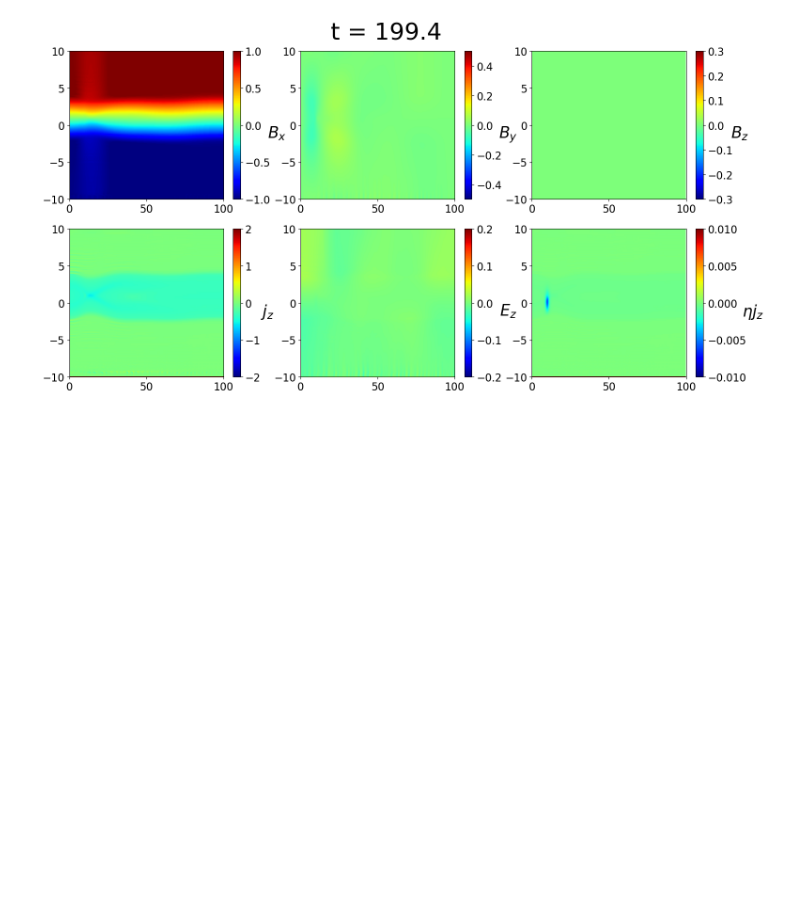
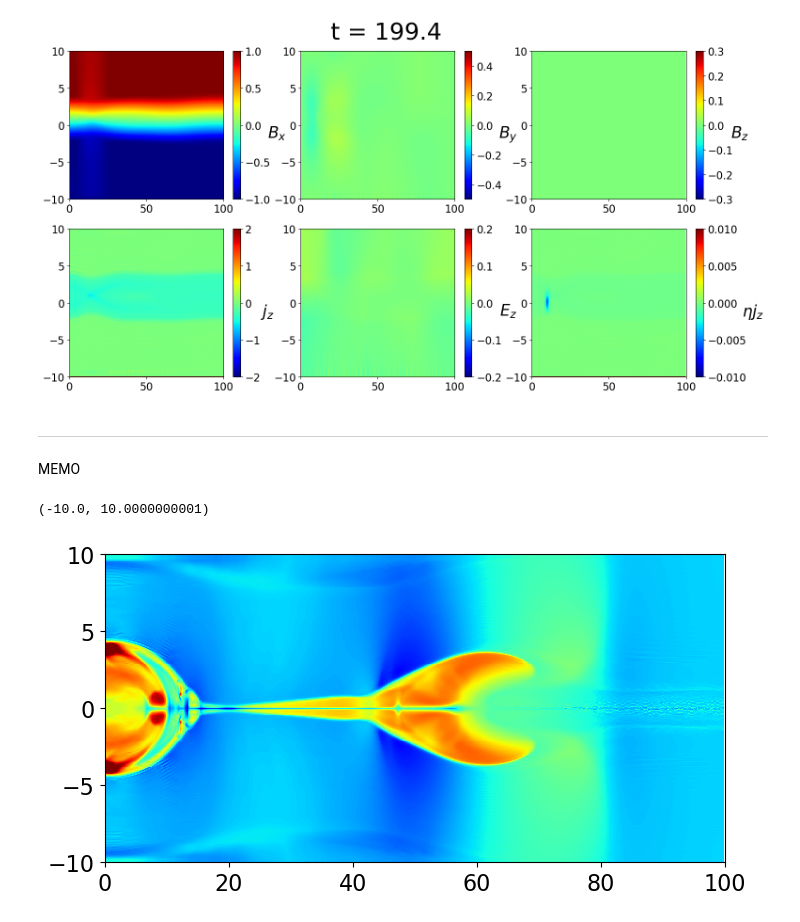
Before and after one commit to Keita-A/RadiativeMHD-simulation, a Jupyter notebook: MR_GPU.ipynb, the cells around one changed output. Cells and saved outputs as stored; diff of their text form; code cells hidden in the pictures; blank space fills up the shorter version.

```diff
--- a/MR_GPU.ipynb
+++ b/MR_GPU.ipynb
@@ -679,3 +679,6 @@ for step in range(0, total_steps+interval, interval):
 video.release()
 # %% [output]
 [figure]
+# %% [markdown]
+---
+MEMO
@@ -681,0 +734,35 @@ video.release()
+# %%
+fig = plt.figure(figsize=(8, 4))
+ax1 = fig.add_subplot(111)
+
+step = 14600
+
+U = np.load(f"results_mr/U_{step}.npy")
+rho = U[0, :, :]
+u = U[1, :, :] / rho
+v = U[2, :, :] / rho
+w = U[3, :, :] / rho
+Bx = U[4, :, :]
+By = U[5, :, :]
+Bz = U[6, :, :]
+e = U[7, :, :]
+p = (gamma-1) * (e - rho*(u**2+v**2+w**2)/2 - (Bx**2+By**2+Bz**2)/2)
+magnetic_pressure = 1/2 * (Bx**2+By**2+Bz**2)
+pT = p + magnetic_pressure
+
+contour = ax1.pcolormesh(X, Y, (rho).T, vmin=0.5, vmax=2.0, cmap='jet')
+if step == 0:
+    cbar = plt.colorbar(contour, ax=ax1)
+    cbar.set_label(r"$\rho$", fontsize=24, rotation=0, labelpad=10)
+quiver_interval = 5
+#ax1.quiver(X[::quiver_interval, ::quiver_interval], Y[::quiver_interval, ::quiver_interval],
+#        u[::quiver_interval, ::quiver_interval].T, v[::quiver_interval, ::quiver_interval].T,
+#        scale=5.0, color='white')
+
+#ax1.text(0.8, 1.02, f"t = {log[int(step/100)][1]:.3f}", transform=ax1.transAxes, fontsize=16)
+ax1.tick_params(labelsize=16)
+ax1.set_xlim(0.0, x_max+1e-10)
+ax1.set_ylim(-y_max, y_max+1e-10)
+# %% [output]
+(-10.0, 10.0000000001)
+[figure, added]
```
Also changed, not shown: parts of 6 cells of this notebook, 2 other files.
